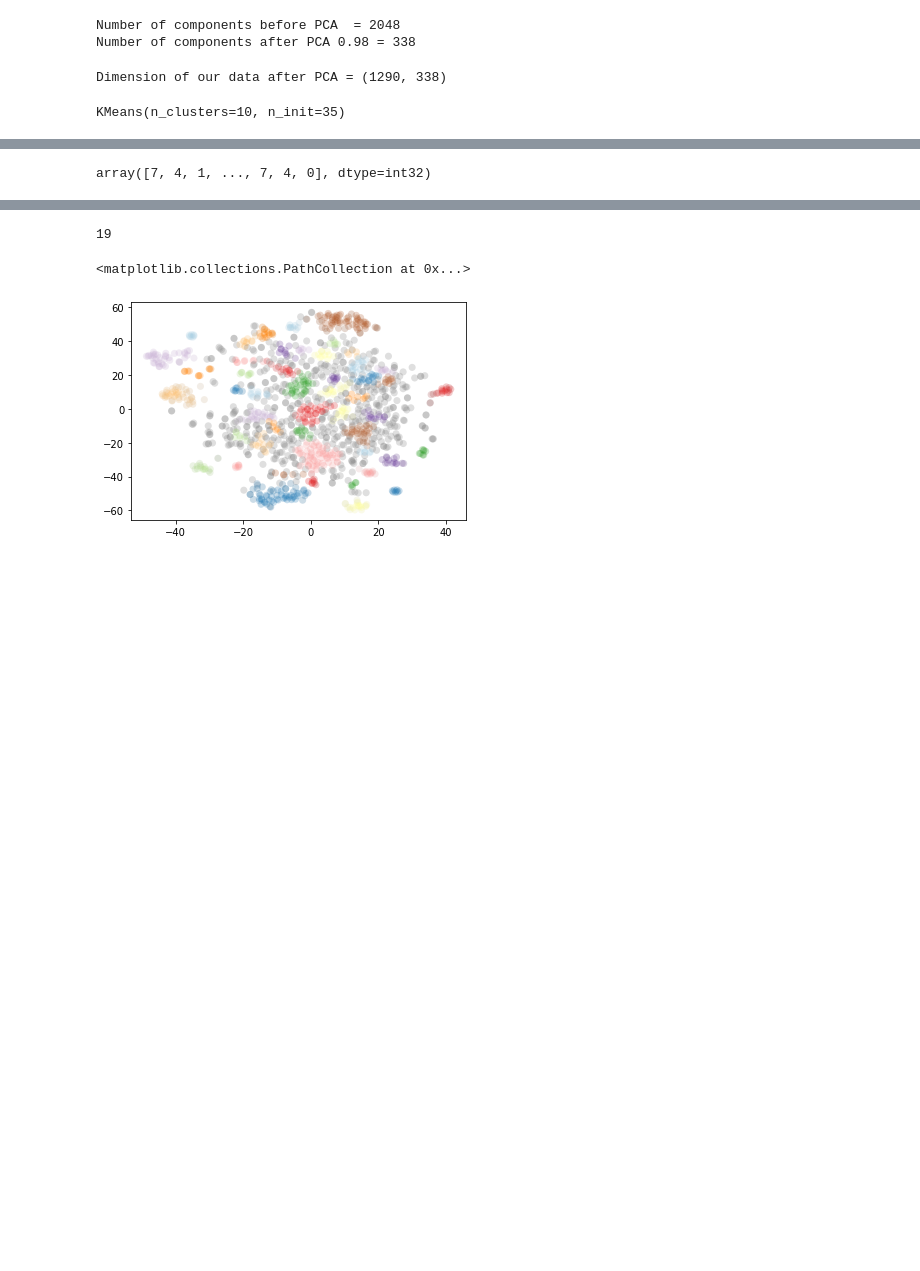
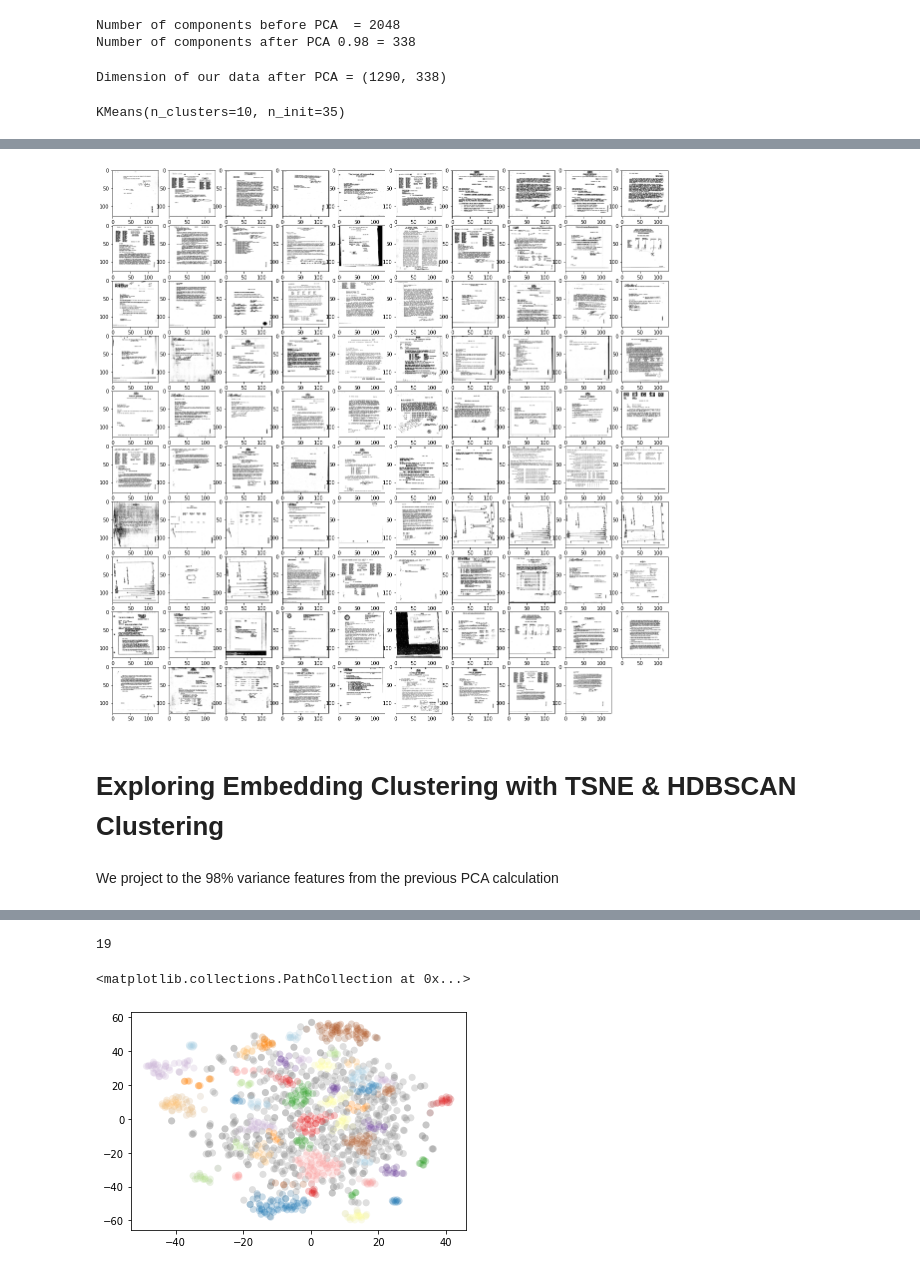
Before and after one commit to kayvane1/BiT-Tobacco-800, a Jupyter notebook: big_transfer_model.ipynb, the cells around one changed output, grey strips where cells are left out. Cells and saved outputs as stored; diff of their text form; code cells hidden in the pictures; blank space fills up the shorter version.

```diff
--- a/big_transfer_model.ipynb
+++ b/big_transfer_model.ipynb
@@ -127,19 +127,11 @@ plt.title(str(variance * 100) + ‘% of Variance Retained’, fontsize = 20);
 # %%
-G = len(np.unique(k_means_labels)) #Number of labels
-#2D matrix  for an array of indexes of the given label
-cluster_index= [[] for i in range(G)]
-for i, label in enumerate(k_means_labels,0):
-    for n in range(G):
-        if label == n:
-            cluster_index[n].append(i)
-        else:
-            continue
-#Visualisation for clusters = clust
 plt.figure(figsize=(20,20));
 clust = 3 #enter label number to visualise
 num = 100 #num of data to visualize from the cluster
 for i in range(1,num):
     plt.subplot(10, 10, i); #(Number of rows, Number of column per row, item number)
-    plt.imshow(X[cluster_index[clust][i+500]].reshape(X_train.shape[1], X_train.shape[2]), cmap = plt.cm.binary);
-
+    #plt.imshow(return_im(i), cmap = plt.cm.binary);
+    plt.imshow((return_im(i) * 255).astype(np.uint8))
 plt.show()
+# %% [output]
+[figure, added]
@@ -151,8 +138,8 @@ kpredictions = kmodel.predict(output)
-# %%
-kpredictions.
-# %% [output]
-array([7, 4, 1, ..., 7, 4, 0], dtype=int32)
+# %% [markdown]
+# Exploring Embedding Clustering with TSNE & HDBSCAN Clustering
 # %%
 import hdbscan
 from sklearn.manifold import TSNE
+# %% [markdown]
+We project to the 98% variance features from the previous PCA calculation
 # %%
```
Also changed, not shown: parts of 21 cells of this notebook.
